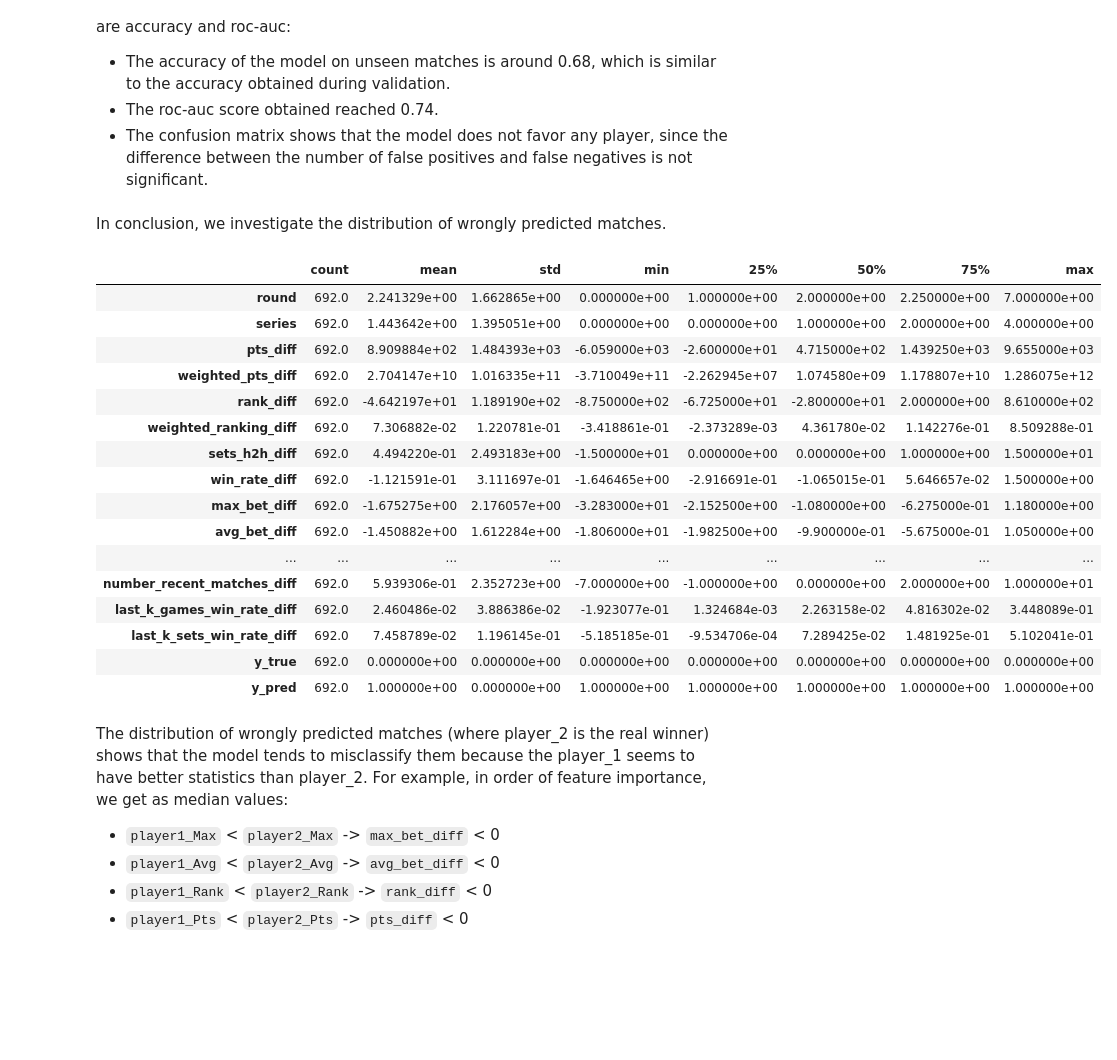
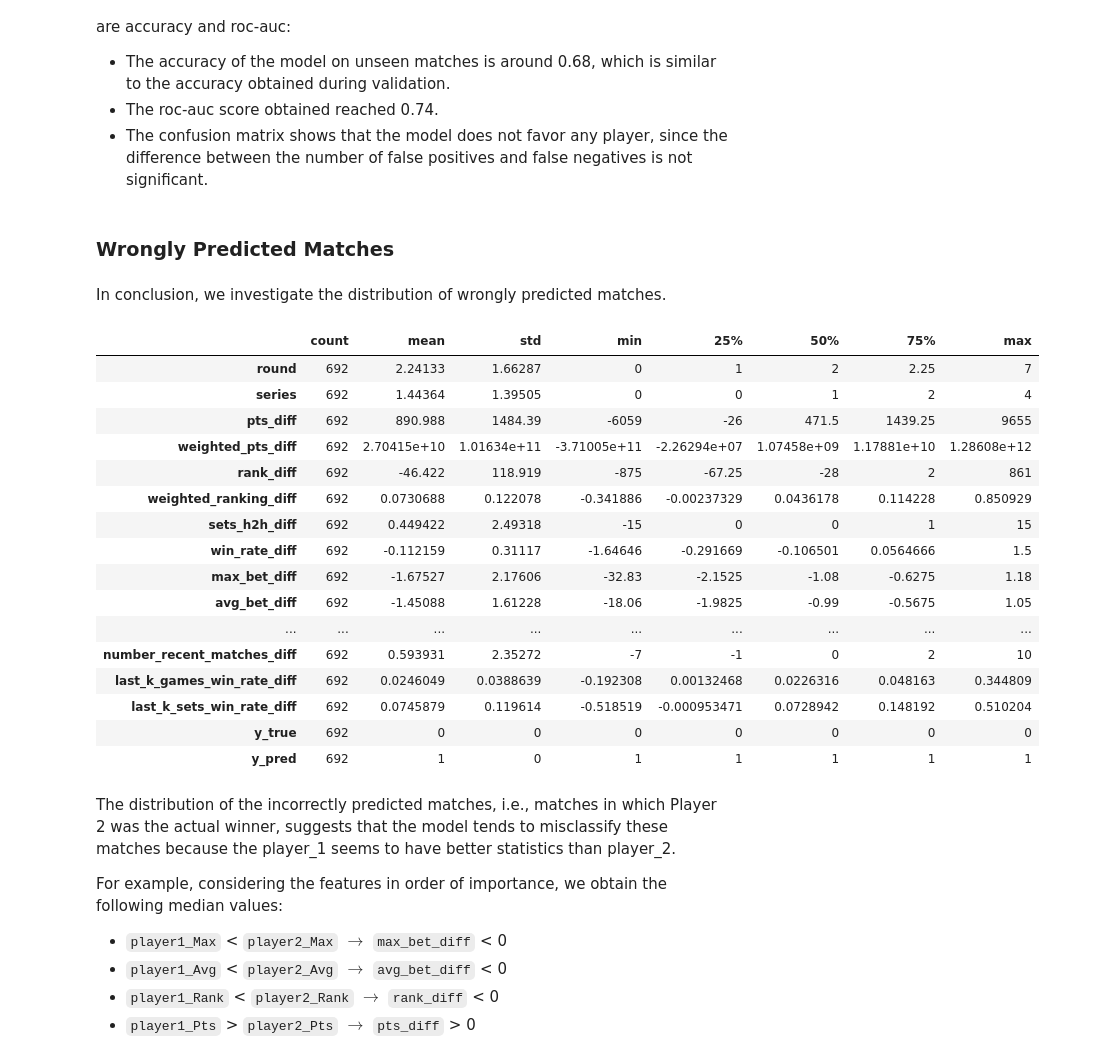
Before and after one commit to Chett0/tennis-match-predictor, a Jupyter notebook: notebooks/random_forest.ipynb, the cells around one changed output. Drawn from its saved outputs; the diff is of its cells as text; code cells hidden in the pictures; blank space fills up the shorter version.

Commit message:
feat: add Incorrectly Predicted Matches analysis

```diff
--- a/notebooks/random_forest.ipynb
+++ b/notebooks/random_forest.ipynb
@@ -332,43 +295,45 @@ Therefore the main metrics to evaluate the generalization of the model are accur
 - The accuracy of the model on unseen matches is around 0.68, which is similar to the accuracy obtained during validation.
 - The roc-auc score obtained reached 0.74.
 - The confusion matrix shows that the model does not favor any player, since the difference between the number of false positives and false negatives is not significant.
+# %% [markdown]
+### Wrongly Predicted Matches
 # %% [markdown]
 In conclusion, we investigate the distribution of wrongly predicted matches.
 # %%
 wrong = np.asarray(y_pred) != np.asarray(y_test)
 X_test_transformed = full_pipeline_rf[:-1].transform(X_test)
-errors = X_test_transformed.loc[wrong].copy()
+errors = X_test_transformed[wrong].copy()
 errors["y_true"] = np.asarray(y_test)[wrong]
 errors["y_pred"] = np.asarray(y_pred)[wrong]
 # errors["proba_pos"] = full_pipeline_rf.predict_proba(X_test)[:, 1]
 
-# false positives vs false negatives
-fp = errors[(errors.y_true == 0) & (errors.y_pred == 1)] # player_2 actually won
-fn = errors[(errors.y_true == 1) & (errors.y_pred == 0)] # player_1 actually won
+player2_wins_wrong_pred = errors[(errors.y_true == 0) & (errors.y_pred == 1)] # player_2 actually won
+player1_wins_wrong_pred = errors[(errors.y_true == 1) & (errors.y_pred == 0)] # player_1 actually won
 
-fp.describe().transpose()
+player2_wins_wrong_pred.describe().transpose()
 # %% [output]
 |  | count | mean | std | min | 25% | 50% | 75% | max |
-| round | 692.0 | 2.241329e+00 | 1.662865e+00 | 0.000000e+00 | 1.000000e+00 | 2.000000e+00 | 2.250000e+00 | 7.000000e+00 |
-| series | 692.0 | 1.443642e+00 | 1.395051e+00 | 0.000000e+00 | 0.000000e+00 | 1.000000e+00 | 2.000000e+00 | 4.000000e+00 |
-| pts_diff | 692.0 | 8.909884e+02 | 1.484393e+03 | -6.059000e+03 | -2.600000e+01 | 4.715000e+02 | 1.439250e+03 | 9.655000e+03 |
-| weighted_pts_diff | 692.0 | 2.704147e+10 | 1.016335e+11 | -3.710049e+11 | -2.262945e+07 | 1.074580e+09 | 1.178807e+10 | 1.286075e+12 |
-| rank_diff | 692.0 | -4.642197e+01 | 1.189190e+02 | -8.750000e+02 | -6.725000e+01 | -2.800000e+01 | 2.000000e+00 | 8.610000e+02 |
-| weighted_ranking_diff | 692.0 | 7.306882e-02 | 1.220781e-01 | -3.418861e-01 | -2.373289e-03 | 4.361780e-02 | 1.142276e-01 | 8.509288e-01 |
-| sets_h2h_diff | 692.0 | 4.494220e-01 | 2.493183e+00 | -1.500000e+01 | 0.000000e+00 | 0.000000e+00 | 1.000000e+00 | 1.500000e+01 |
-| win_rate_diff | 692.0 | -1.121591e-01 | 3.111697e-01 | -1.646465e+00 | -2.916691e-01 | -1.065015e-01 | 5.646657e-02 | 1.500000e+00 |
-| max_bet_diff | 692.0 | -1.675275e+00 | 2.176057e+00 | -3.283000e+01 | -2.152500e+00 | -1.080000e+00 | -6.275000e-01 | 1.180000e+00 |
-| avg_bet_diff | 692.0 | -1.450882e+00 | 1.612284e+00 | -1.806000e+01 | -1.982500e+00 | -9.900000e-01 | -5.675000e-01 | 1.050000e+00 |
+| round | 692 | 2.24133 | 1.66287 | 0 | 1 | 2 | 2.25 | 7 |
+| series | 692 | 1.44364 | 1.39505 | 0 | 0 | 1 | 2 | 4 |
+| pts_diff | 692 | 890.988 | 1484.39 | -6059 | -26 | 471.5 | 1439.25 | 9655 |
+| weighted_pts_diff | 692 | 2.70415e+10 | 1.01634e+11 | -3.71005e+11 | -2.26294e+07 | 1.07458e+09 | 1.17881e+10 | 1.28608e+12 |
+| rank_diff | 692 | -46.422 | 118.919 | -875 | -67.25 | -28 | 2 | 861 |
+| weighted_ranking_diff | 692 | 0.0730688 | 0.122078 | -0.341886 | -0.00237329 | 0.0436178 | 0.114228 | 0.850929 |
+| sets_h2h_diff | 692 | 0.449422 | 2.49318 | -15 | 0 | 0 | 1 | 15 |
+| win_rate_diff | 692 | -0.112159 | 0.31117 | -1.64646 | -0.291669 | -0.106501 | 0.0564666 | 1.5 |
+| max_bet_diff | 692 | -1.67527 | 2.17606 | -32.83 | -2.1525 | -1.08 | -0.6275 | 1.18 |
+| avg_bet_diff | 692 | -1.45088 | 1.61228 | -18.06 | -1.9825 | -0.99 | -0.5675 | 1.05 |
 | ... | ... | ... | ... | ... | ... | ... | ... | ... |
-| number_recent_matches_diff | 692.0 | 5.939306e-01 | 2.352723e+00 | -7.000000e+00 | -1.000000e+00 | 0.000000e+00 | 2.000000e+00 | 1.000000e+01 |
-| last_k_games_win_rate_diff | 692.0 | 2.460486e-02 | 3.886386e-02 | -1.923077e-01 | 1.324684e-03 | 2.263158e-02 | 4.816302e-02 | 3.448089e-01 |
-| last_k_sets_win_rate_diff | 692.0 | 7.458789e-02 | 1.196145e-01 | -5.185185e-01 | -9.534706e-04 | 7.289425e-02 | 1.481925e-01 | 5.102041e-01 |
-| y_true | 692.0 | 0.000000e+00 | 0.000000e+00 | 0.000000e+00 | 0.000000e+00 | 0.000000e+00 | 0.000000e+00 | 0.000000e+00 |
-| y_pred | 692.0 | 1.000000e+00 | 0.000000e+00 | 1.000000e+00 | 1.000000e+00 | 1.000000e+00 | 1.000000e+00 | 1.000000e+00 |
+| number_recent_matches_diff | 692 | 0.593931 | 2.35272 | -7 | -1 | 0 | 2 | 10 |
+| last_k_games_win_rate_diff | 692 | 0.0246049 | 0.0388639 | -0.192308 | 0.00132468 | 0.0226316 | 0.048163 | 0.344809 |
+| last_k_sets_win_rate_diff | 692 | 0.0745879 | 0.119614 | -0.518519 | -0.000953471 | 0.0728942 | 0.148192 | 0.510204 |
+| y_true | 692 | 0 | 0 | 0 | 0 | 0 | 0 | 0 |
+| y_pred | 692 | 1 | 0 | 1 | 1 | 1 | 1 | 1 |
 # %% [markdown]
-The distribution of wrongly predicted matches (where player_2 is the real winner) shows that the model tends to misclassify them because the player_1 seems to have better statistics than player_2.
-For example, in order of feature importance, we get as median values:
-- `player1_Max` < `player2_Max` -> `max_bet_diff` < 0
-- `player1_Avg` < `player2_Avg` -> `avg_bet_diff` < 0
-- `player1_Rank` < `player2_Rank` -> `rank_diff` < 0
-- `player1_Pts` < `player2_Pts` -> `pts_diff` < 0
+The distribution of the incorrectly predicted matches, i.e., matches in which Player 2 was the actual winner, suggests that the model tends to misclassify these matches because the player_1 seems to have better statistics than player_2.
+
+For example, considering the features in order of importance, we obtain the following median values:
+- `player1_Max` < `player2_Max` $\rightarrow$ `max_bet_diff` < 0
+- `player1_Avg` < `player2_Avg` $\rightarrow$ `avg_bet_diff` < 0
+- `player1_Rank` < `player2_Rank` $\rightarrow$ `rank_diff` < 0
+- `player1_Pts` > `player2_Pts` $\rightarrow$ `pts_diff` > 0
```
Also changed, not shown: parts of 4 cells of this notebook, 2 other files.
